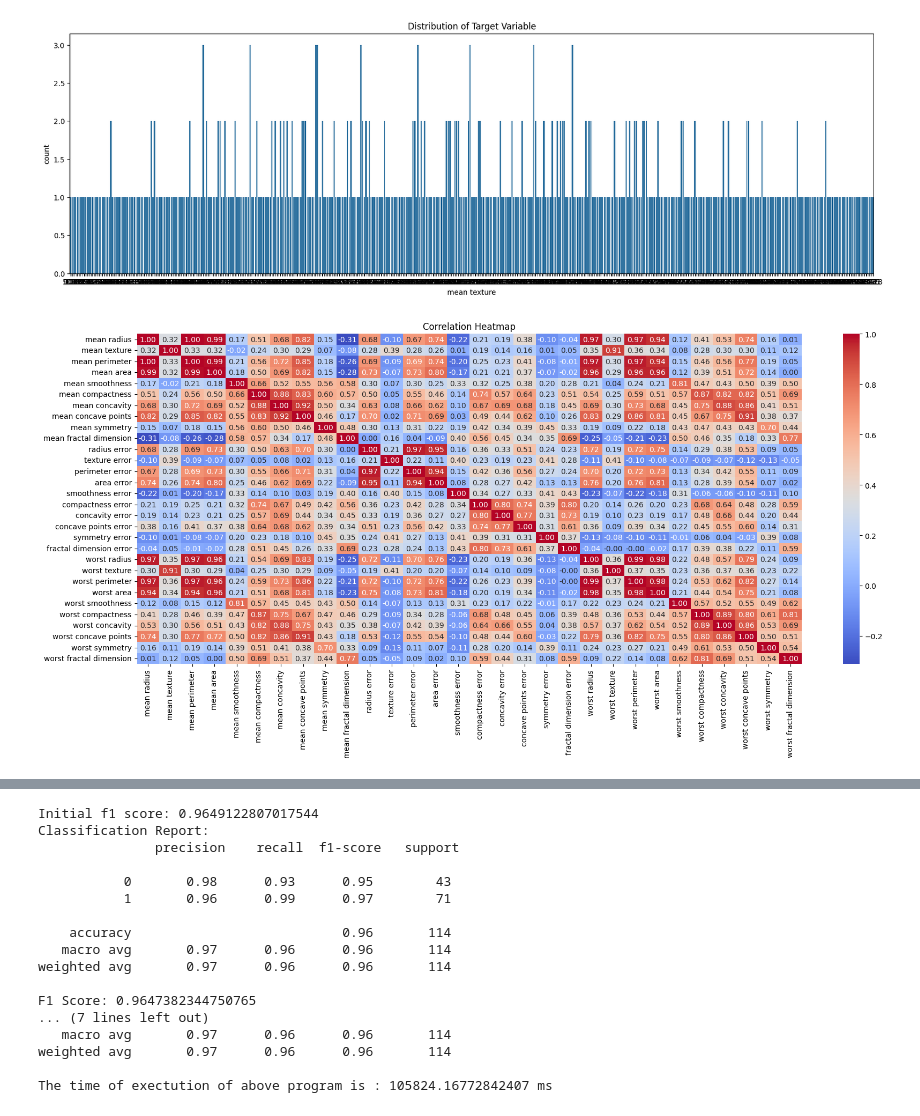
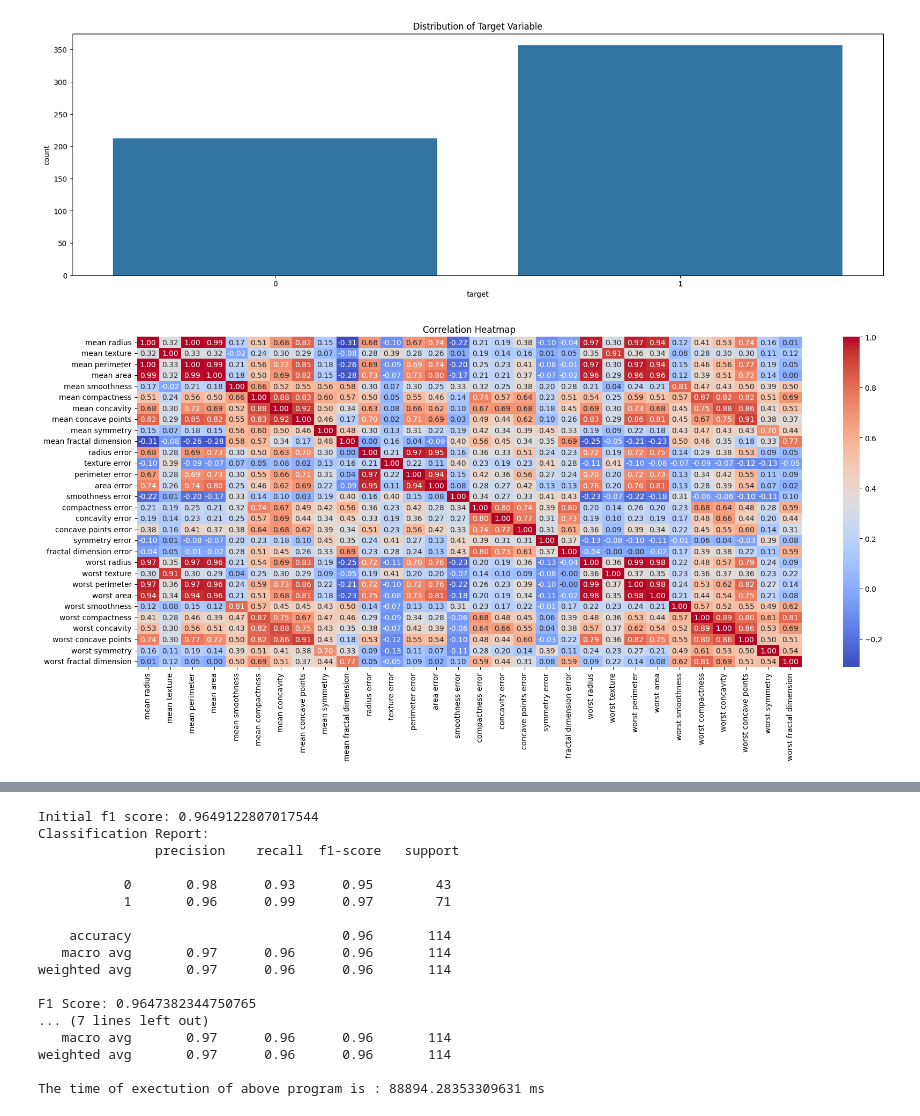
Before and after one commit to Lloydster118/CW1-ML, a Jupyter notebook: CW1_RF.ipynb, the cells around one changed output, grey strips where cells are left out. Drawn from its saved outputs; the diff is of its cells as text; code cells hidden in the pictures.

```diff
--- a/CW1_RF.ipynb
+++ b/CW1_RF.ipynb
@@ -56,7 +62,7 @@ for i in range(1000):
 plt.figure(figsize=(20, 6))
 # Check if 'target' is the correct column name, it might be 'Target', 'TARGET', or something else.
 # If unsure, print data.columns to see all column names
-sns.countplot(x='mean texture', data=df)  # Replace 'target' with the actual column name if needed
+sns.countplot(x='target', data=pd.concat([df, pd.DataFrame(data.target, columns=['target'])], axis=1))  # Replace 'target' with the actual column name if needed
 plt.title('Distribution of Target Variable')
 plt.show()
 
@@ -73,7 +79,7 @@ for feature in key_features:
     plt.figure(figsize=(8, 6))
     # Use the current feature from the loop for the x-axis
     # and add the target column for the y-axis
-    sns.boxplot(x=feature, y='target', data=pd.concat([df, pd.DataFrame(data.target, columns=['target'])], axis=1))
+    sns.boxplot(x='target', y=feature, data=pd.concat([df, pd.DataFrame(data.target, columns=['target'])], axis=1))
     plt.title(f'{feature} vs Target')
     plt.show()
 
@@ -101,32 +107,32 @@ print("Initial f1 score:", f1_score(y_test, y_pred, average='micro'))
 print("Classification Report:\n", classification_report(y_test, y_pred))
 
 ## Hyperparameter Tuning with GridSearchCV
 
 # Parameter Grid
 param_grid = {
     'n_estimators': [50, 100, 200],
     'max_depth': [None, 10, 20, 30],
     'min_samples_split': [2, 5, 10],
     'min_samples_leaf': [1, 2, 4]
 }
 
 # Grid Search
 grid_search = GridSearchCV(estimator=rf, param_grid=param_grid, cv=3, scoring='f1_micro', n_jobs=-1)
 grid_search.fit(X_train, y_train)
 
 
 
 # Evaluate the Best Model
 best_rf = grid_search.best_estimator_
 y_pred_best = best_rf.predict(X_test)
 f1 = f1_score(y_test, y_pred_best, average='weighted')
 print(f"F1 Score: {f1}")
 print("Classification Report (Tuned Model):\n", classification_report(y_test, y_pred_best))
 
 end = time.time()
 
 print("The time of exectution of above program is :",
       (end-start) * 10**3, "ms")
 # %% [output]
-[figure, old version]
+[figure, new version]
 [figure]
@@ -149,4 +155,4 @@ F1 Score: 0.9647382344750765
    macro avg       0.97      0.96      0.96       114
 weighted avg       0.97      0.96      0.96       114
 
-The time of exectution of above program is : 105824.16772842407 ms
+The time of exectution of above program is : 88894.28353309631 ms
```
Also changed, not shown: parts of 3 cells of this notebook.
